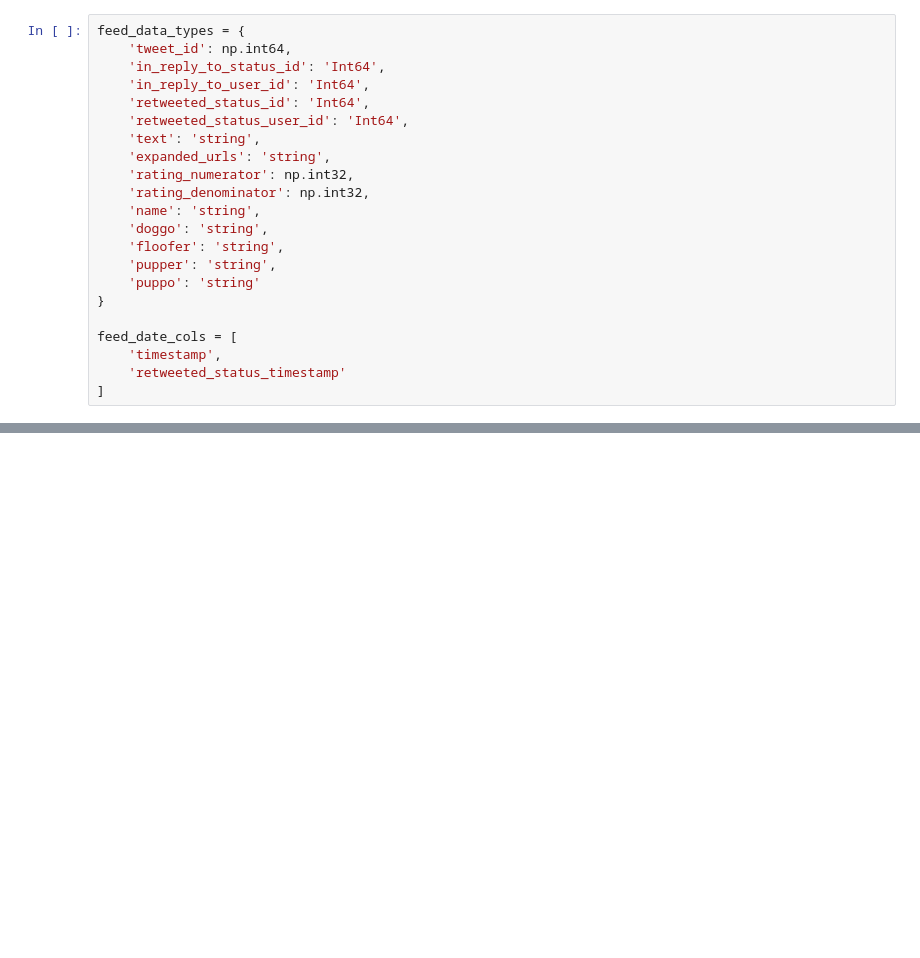
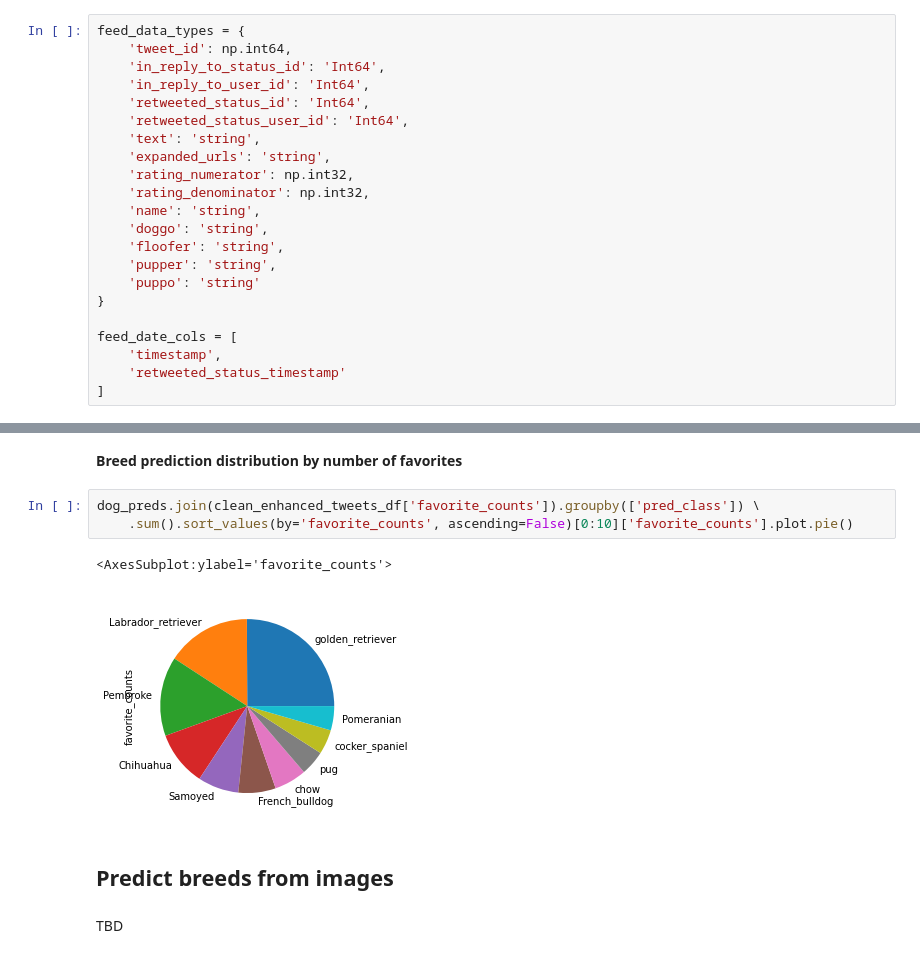
Before and after one commit to benvens-udacity/wrangle-and-analyze-data, a Jupyter notebook: wrangle_act.ipynb, the cells around one changed output, grey strips where cells are left out. Cells and saved outputs as stored; diff of their text form; blank space fills up the shorter version.

```diff
--- a/wrangle_act.ipynb
+++ b/wrangle_act.ipynb
@@ -79,0 +670,12 @@ pd.__version__
+# %% [markdown]
+**Breed prediction distribution by number of favorites**
+# %%
+dog_preds.join(clean_enhanced_tweets_df['favorite_counts']).groupby(['pred_class']) \
+    .sum().sort_values(by='favorite_counts', ascending=False)[0:10]['favorite_counts'].plot.pie()
+# %% [output]
+<AxesSubplot:ylabel='favorite_counts'>
+[figure, added]
+# %% [markdown]
+## Predict breeds from images
+# %% [markdown]
+TBD
```
Also changed, not shown: parts of 140 cells of this notebook.
